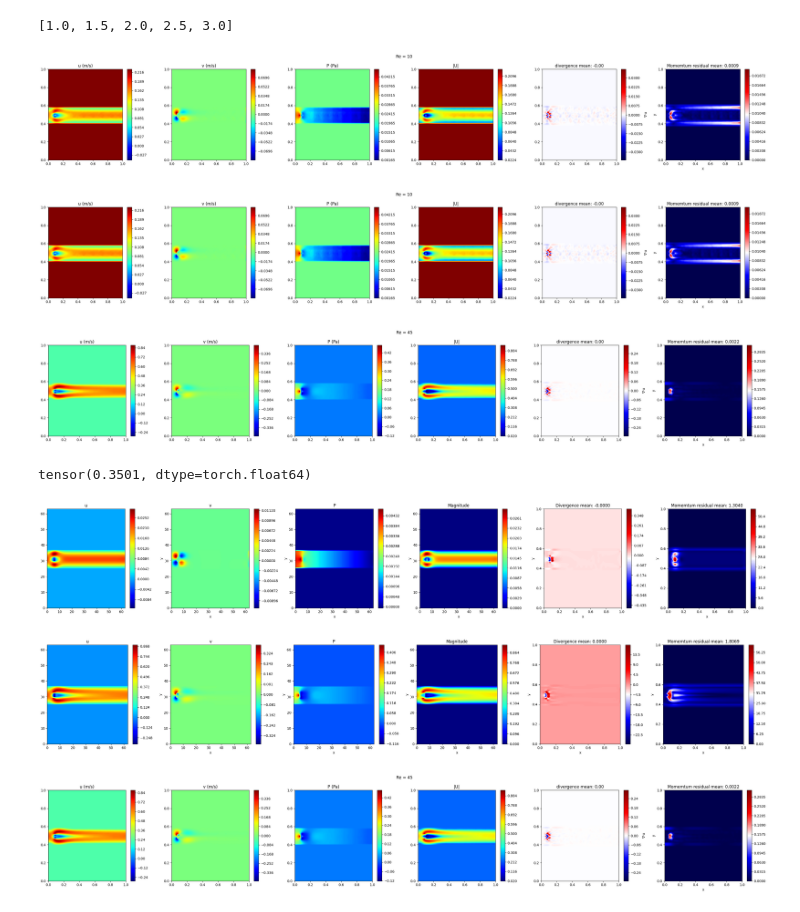
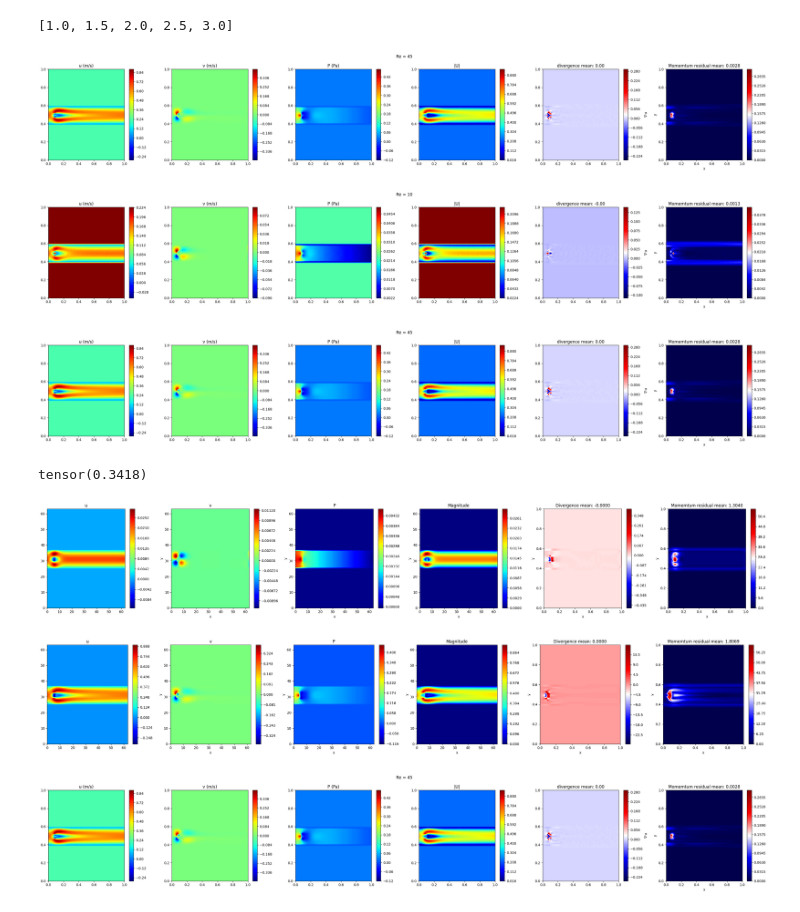
Before and after one commit to Mafaz03/Machine-Vision-Transformer, a Jupyter notebook: notebooks/generalisation_cylinder.ipynb, the cells around one changed output. Drawn from its saved outputs; the diff is of its cells as text; code cells hidden in the pictures.

```diff
--- a/notebooks/generalisation_cylinder.ipynb
+++ b/notebooks/generalisation_cylinder.ipynb
@@ -43,13 +43,9 @@ u = newer_df["u (m/s)"].values
 
 X, Y = np.meshgrid(xi, yi)
 
-mask = ~np.isnan(u)
-# Interpolate
-U = griddata((x[mask], y[mask]), u[mask], (X, Y), method="cubic")
-
-mask = np.isnan(U)
-mask = 1 - mask.astype(int)
-
+mask = np.array(newer_df['mask']).reshape(64, 64).astype("float32")
+# mask = 1 - mask.astype(int)
+# mask = np.roll(mask, 10, axis=0)
 plt.imshow(mask, origin="lower", cmap="gray")
 # %% [output]
 <matplotlib.image.AxesImage at 0x...>
@@ -215,16 +215,16 @@ def predict(re_value, model,
 
     return u, v, P, divergence, momentum_res, mag
 # %%
-u, v, P, divergence, momentum_res, mag = predict(re_value = 10, model = transformer,
+u, v, P, divergence, momentum_res, mag = predict(re_value = 45, model = transformer,
                                    re_mean = RE_MEAN, re_std = RE_STD,
                                    u_mean = U_MEAN,   u_std = U_STD,
                                    v_mean = V_MEAN,   v_std = V_STD,
                                    P_mean = P_MEAN,   P_std = P_STD,
                                    grid_size = GRID_SIZE, patch_size = PATCH_SIZE, mask = mask,
                                    device = "cpu", plot = True
                                    )
 # %% [output]
-[figure, old version]
+[figure, new version]
 # %%
 u_1, v_1, P_1, divergence_1, momentum_res_1, mag_1 = predict(re_value = 10, model = transformer,
                                                              re_mean = RE_MEAN, re_std = RE_STD,
@@ -247,9 +247,9 @@ u_2, v_2, P_2, divergence_2, momentum_res_2, mag_2 = predict(re_value = 45, mode
 
 torch.mean(((mag_1**2) + (mag_2**2))**0.5)
 # %% [output]
-[figure, old version]
+[figure, new version]
-[figure, old version]
+[figure, new version]
-tensor(0.3501, dtype=torch.float64)
+tensor(0.3418)
 # %%
 def ground_truth(re: float, plot: bool):
 
@@ -373,5 +373,5 @@ u_pred, v_pred, P_pred, div_pred, momentum_res_pred, mag_pred = predict(re_value
                                                      )
 # %% [output]
 [figure]
-[figure, old version]
+[figure, new version]
 # %%
```
Also changed, not shown: parts of 10 cells of this notebook, 12 other files.
